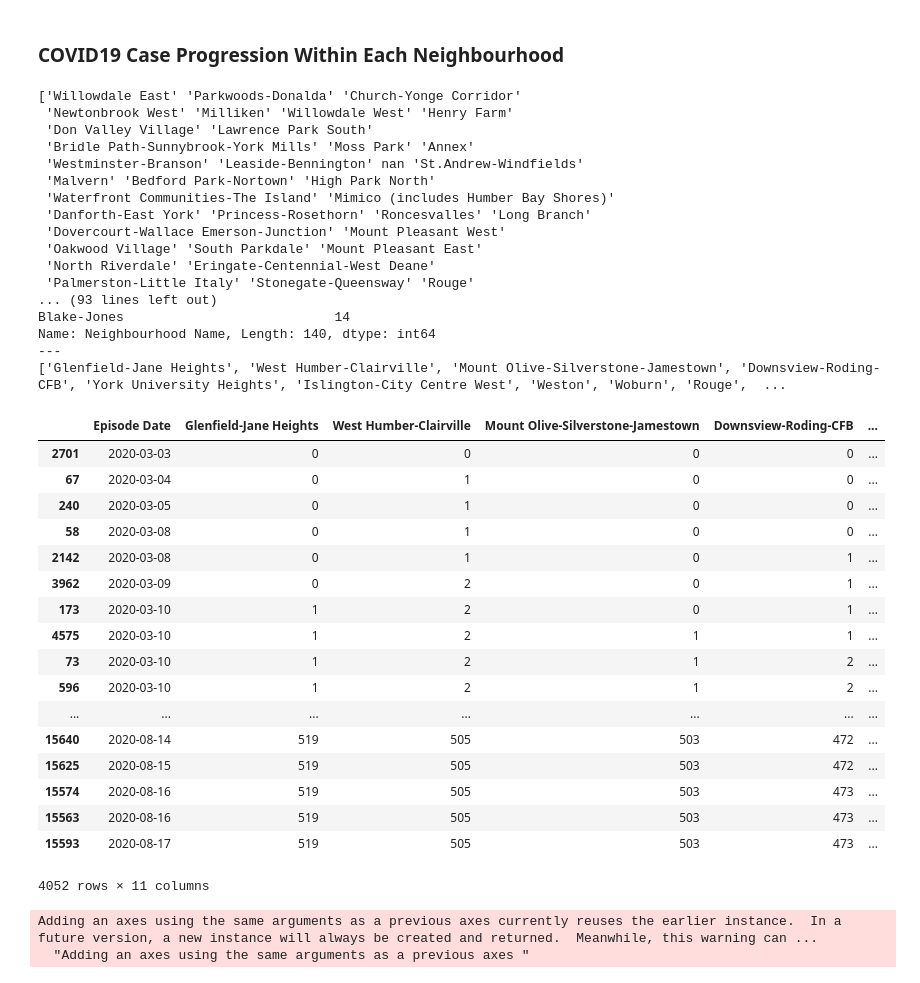
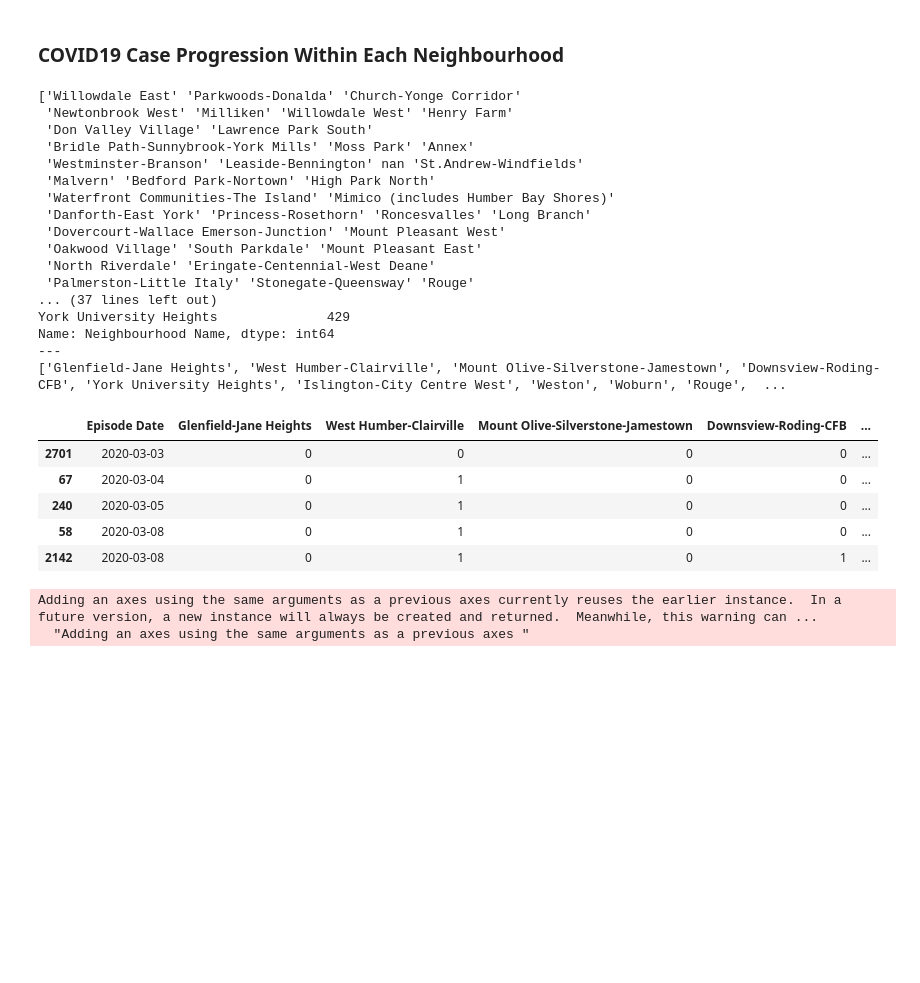
Before and after one commit to KevinRiady/COVID19-Toronto-Data-Project, a Jupyter notebook: COVID19 Toronto Data Analysis.ipynb, the cells around one changed output. Drawn from its saved outputs; the diff is of its cells as text; code cells hidden in the pictures; blank space fills up the shorter version.

```diff
--- a/COVID19 Toronto Data Analysis.ipynb
+++ b/COVID19 Toronto Data Analysis.ipynb
@@ -303,7 +289,7 @@ Possibility! Area codes are available - this was used in the analysis of Toronto
 # Let's get the unique neighbourhood names first and their counts.
 print(df['Neighbourhood Name'].unique())
 print('---')
-print(df['Neighbourhood Name'].value_counts())
+print(df['Neighbourhood Name'].value_counts().head(5))
 top10Neighbourhoods = df.groupby(['Neighbourhood Name'], as_index=False)['Classification'].count()
 top10Neighbourhoods = top10Neighbourhoods.sort_values(by='Classification', ascending=False).head(10)
 print('---')
@@ -322,46 +308,34 @@ print(top10Neighbourhoods)
  'Oakwood Village' 'South Parkdale' 'Mount Pleasant East'
  'North Riverdale' 'Eringate-Centennial-West Deane'
  'Palmerston-Little Italy' 'Stonegate-Queensway' 'Rouge'
-... (93 lines left out)
-Blake-Jones                           14
-Name: Neighbourhood Name, Length: 140, dtype: int64
+... (37 lines left out)
+York University Heights              429
+Name: Neighbourhood Name, dtype: int64
 ---
 ['Glenfield-Jane Heights', 'West Humber-Clairville', 'Mount Olive-Silverstone-Jamestown', 'Downsview-Roding-CFB', 'York University Heights', 'Islington-City Centre West', 'Weston', 'Woburn', 'Rouge',  ...
 # %%
 # Choose rows that only contain the top 10 most infected neighbourhoods
 neighbourhood_infections
 top10NeighbourhoodsInfected = neighbourhood_infections[neighbourhood_infections['Neighbourhood Name'].isin(top10Neighbourhoods)]
 # print(top10NeighbourhoodsInfected)
 
 # Cumulative count
 # top10NeighbourhoodsInfected.sort_values(by='Episode Date', ascending=True).groupby('Neighbourhood Name').cumcount()
 cumulSum = top10NeighbourhoodsInfected.sort_values(by='Episode Date', ascending=True)
 # Copying for later use in making line graph of overall progression over time
 overallProg = cumulSum.copy()
 for x in top10Neighbourhoods:
     cumulSum[x] = (cumulSum['Neighbourhood Name'] == x)
     cumulSum[x] = cumulSum[x].cumsum()
 cumulSum = cumulSum.drop(columns=['Neighbourhood Name', 'FSA', 'Classification', 'Reported Date', 'Outcome'])
-cumulSum
+cumulSum.head(5)
 # %% [output]
 |  | Episode Date | Glenfield-Jane Heights | West Humber-Clairville | Mount Olive-Silverstone-Jamestown | Downsview-Roding-CFB | ... |
 | 2701 | 2020-03-03 | 0 | 0 | 0 | 0 | ... |
 | 67 | 2020-03-04 | 0 | 1 | 0 | 0 | ... |
 | 240 | 2020-03-05 | 0 | 1 | 0 | 0 | ... |
 | 58 | 2020-03-08 | 0 | 1 | 0 | 0 | ... |
 | 2142 | 2020-03-08 | 0 | 1 | 0 | 1 | ... |
-| 3962 | 2020-03-09 | 0 | 2 | 0 | 1 | ... |
-| 173 | 2020-03-10 | 1 | 2 | 0 | 1 | ... |
-| 4575 | 2020-03-10 | 1 | 2 | 1 | 1 | ... |
-| 73 | 2020-03-10 | 1 | 2 | 1 | 2 | ... |
-| 596 | 2020-03-10 | 1 | 2 | 1 | 2 | ... |
-| ... | ... | ... | ... | ... | ... | ... |
-| 15640 | 2020-08-14 | 519 | 505 | 503 | 472 | ... |
-| 15625 | 2020-08-15 | 519 | 505 | 503 | 472 | ... |
-| 15574 | 2020-08-16 | 519 | 505 | 503 | 473 | ... |
-| 15563 | 2020-08-16 | 519 | 505 | 503 | 473 | ... |
-| 15593 | 2020-08-17 | 519 | 505 | 503 | 473 | ... |
-4052 rows × 11 columns
 # %%
 import matplotlib.ticker as ticker
 plt.style.use('seaborn-darkgrid')
```
Also changed, not shown: parts of 3 cells of this notebook.
